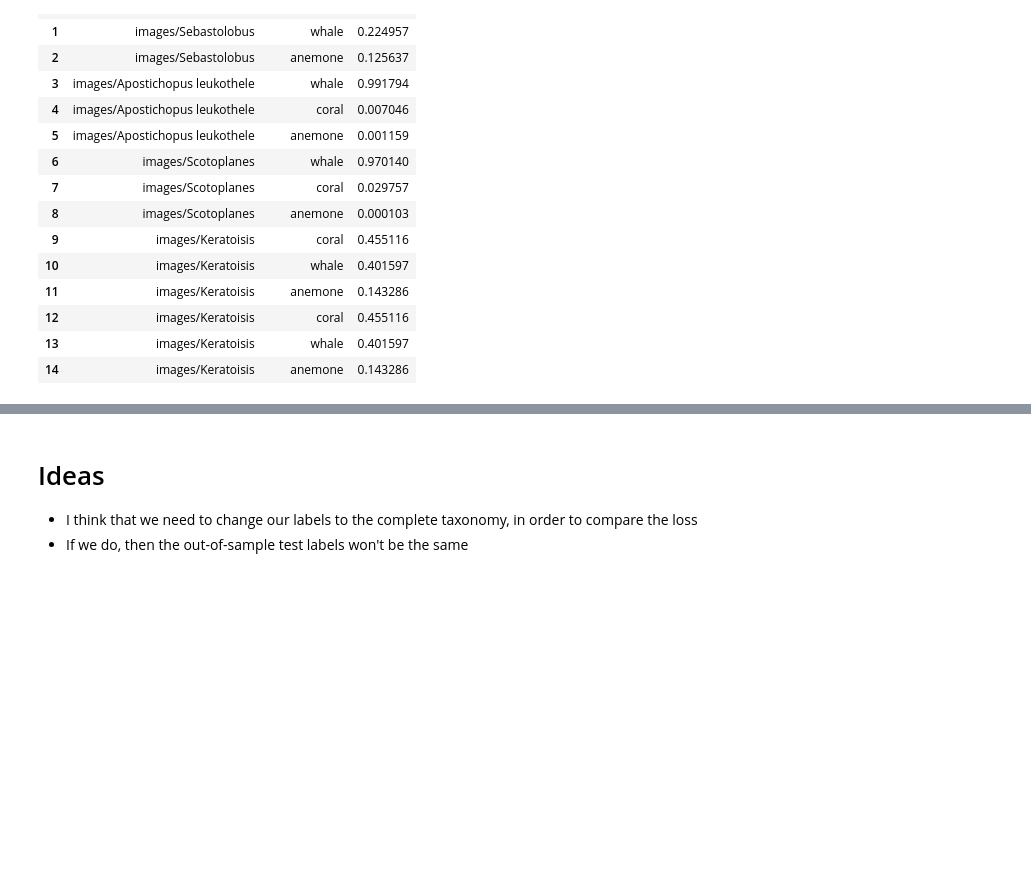
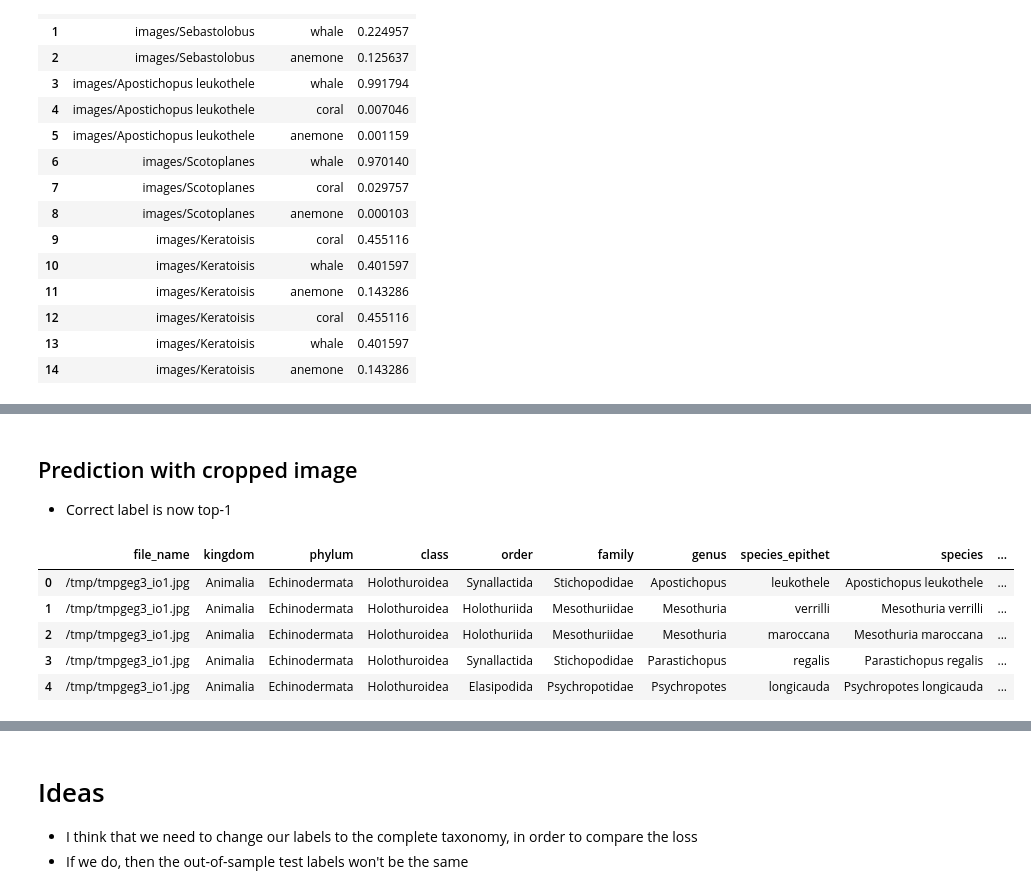
Before and after one commit to JulianaGomez/fathomnet2025, a Jupyter notebook: bioclip-test.ipynb, the cells around one changed output, grey strips where cells are left out. Drawn from its saved outputs; the diff is of its cells as text; code cells hidden in the pictures; blank space fills up the shorter version.

```diff
--- a/bioclip-test.ipynb
+++ b/bioclip-test.ipynb
@@ -153,0 +226,22 @@ df_custom
+# %% [markdown]
+## Prediction with cropped image
+
+- Correct label is now top-1
+# %%
+
+# cropped image
+classifier = TreeOfLifeClassifier(device='cpu')
+
+# create a dictionary with predictions that includes whole taxonomy plus score
+prediction_ary = classifier.predict(temp_path, rank=Rank.SPECIES)
+
+# turn into pandas dataframe for ease of use
+df_species = pd.DataFrame(prediction_ary)
+df_species
+# %% [output]
+|  | file_name | kingdom | phylum | class | order | family | genus | species_epithet | species | ... |
+| 0 | /tmp/tmpgeg3_io1.jpg | Animalia | Echinodermata | Holothuroidea | Synallactida | Stichopodidae | Apostichopus | leukothele | Apostichopus leukothele | ... |
+| 1 | /tmp/tmpgeg3_io1.jpg | Animalia | Echinodermata | Holothuroidea | Holothuriida | Mesothuriidae | Mesothuria | verrilli | Mesothuria verrilli | ... |
+| 2 | /tmp/tmpgeg3_io1.jpg | Animalia | Echinodermata | Holothuroidea | Holothuriida | Mesothuriidae | Mesothuria | maroccana | Mesothuria maroccana | ... |
+| 3 | /tmp/tmpgeg3_io1.jpg | Animalia | Echinodermata | Holothuroidea | Synallactida | Stichopodidae | Parastichopus | regalis | Parastichopus regalis | ... |
+| 4 | /tmp/tmpgeg3_io1.jpg | Animalia | Echinodermata | Holothuroidea | Elasipodida | Psychropotidae | Psychropotes | longicauda | Psychropotes longicauda | ... |
```
Also changed, not shown: parts of 10 cells of this notebook.
